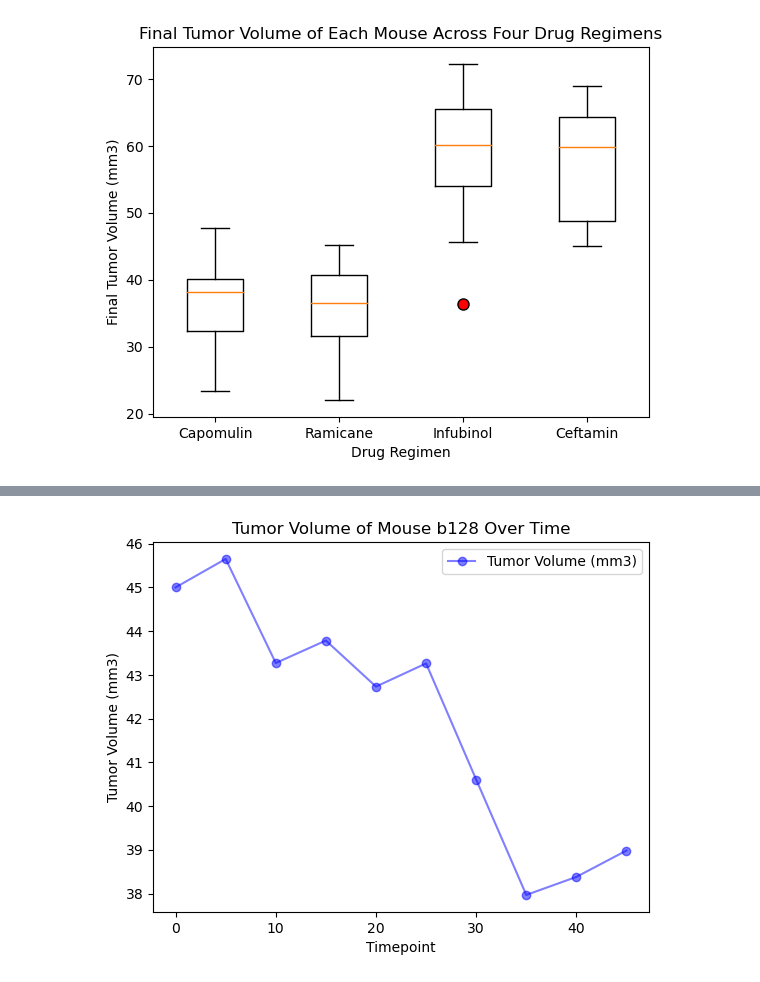
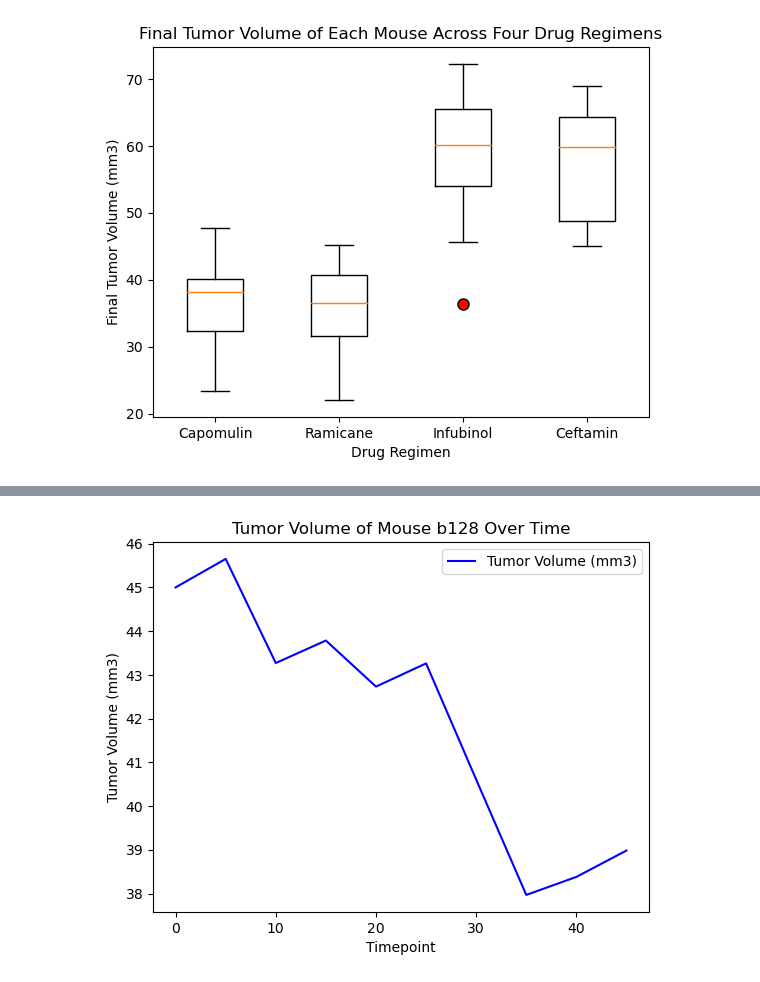
Before and after one commit to gmmarsh/didactic-giggle, a Jupyter notebook: Pymaceuticals/pymaceuticals_final_analysis.ipynb, the cells around one changed output, grey strips where cells are left out. Drawn from its saved outputs; the diff is of its cells as text; code cells hidden in the pictures.

```diff
--- a/Pymaceuticals/pymaceuticals_final_analysis.ipynb
+++ b/Pymaceuticals/pymaceuticals_final_analysis.ipynb
@@ -188,10 +199,10 @@ mouse_b128_data
 | 9 | b128 | 45 | 38.982878 | 2 | Capomulin | Female | 9 | ... |
 # %%
 # a DataFrame and line chart to plot the tumor volume of mouse b128 over time
-mouse_b128_data.plot(x="Timepoint", y="Tumor Volume (mm3)", marker="o", color="blue", alpha=0.5)
+mouse_b128_data.plot(x="Timepoint", y="Tumor Volume (mm3)", color="blue")
 plt.title("Tumor Volume of Mouse b128 Over Time")
 plt.xlabel("Timepoint")
 plt.ylabel("Tumor Volume (mm3)")
 plt.show()
 # %% [output]
-[figure, old version]
+[figure, new version]
```
Also changed, not shown: parts of 6 cells of this notebook.
